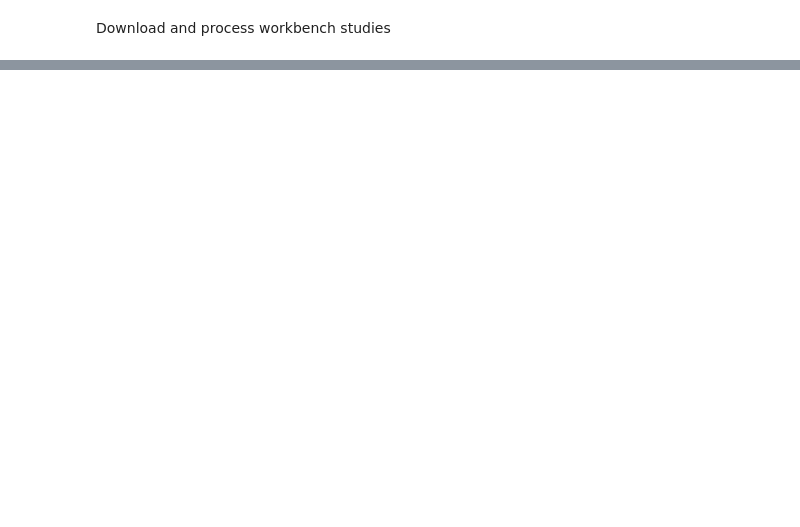
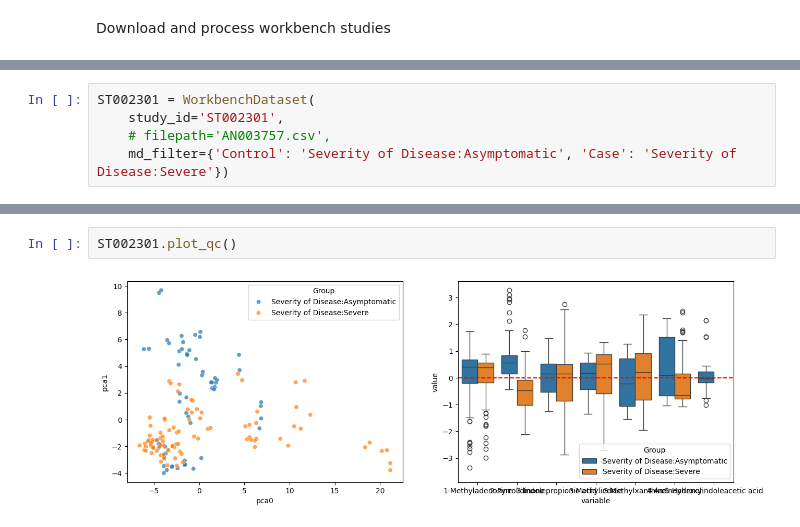
Before and after one commit to cwieder/MetHDN, a Jupyter notebook: Workbench_integration/process_studies.ipynb, the cells around one changed output, grey strips where cells are left out. Cells and saved outputs as stored; diff of their text form; blank space fills up the shorter version.

```diff
--- a/Workbench_integration/process_studies.ipynb
+++ b/Workbench_integration/process_studies.ipynb
@@ -235,0 +426,5 @@ wbd.processed_data
+# %%
+ST002301 = WorkbenchDataset(
+    study_id='ST002301',
+    # filepath='AN003757.csv',
+    md_filter={'Control': 'Severity of Disease:Asymptomatic', 'Case': 'Severity of Disease:Severe'})
@@ -235,0 +462,4 @@ wbd.processed_data
+# %%
+ST002301.plot_qc()
+# %% [output]
+[figure, added]
```
Also changed, not shown: parts of 76 cells of this notebook.
